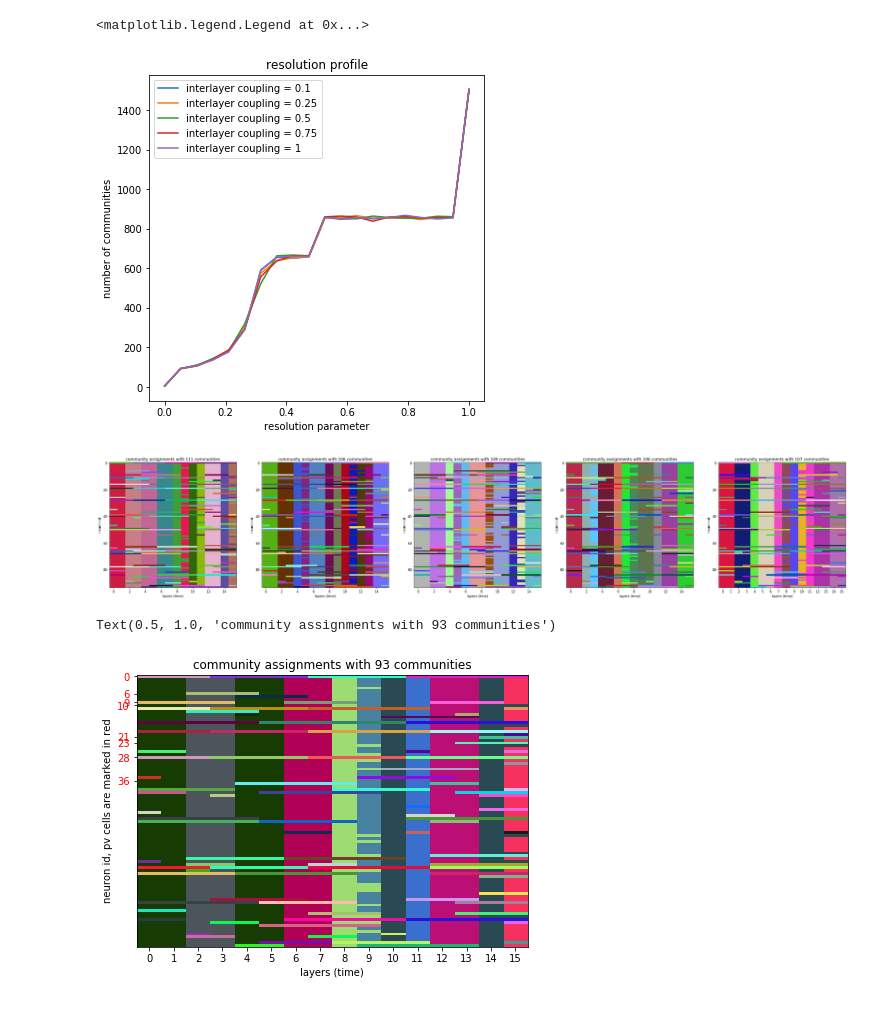
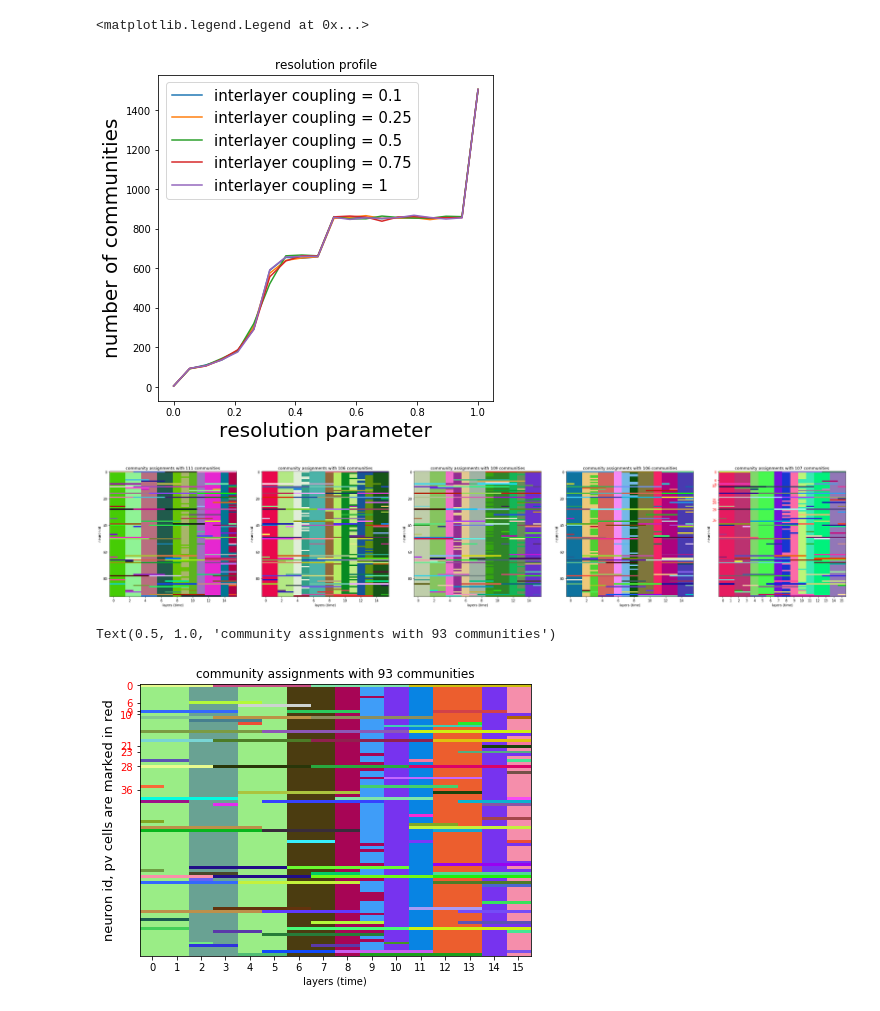
Before and after one commit to ulgenklc/temporal_network_analysis, a Jupyter notebook: Exp_leiden.ipynb, the cells around one changed output. Saved outputs shown, nothing was run; the diff lists cells and outputs as text; code cells hidden in the pictures.

```diff
--- a/Exp_leiden.ipynb
+++ b/Exp_leiden.ipynb
@@ -391,9 +419,9 @@ for i in range(binned_spikes.shape[2]):
     adjacency_matrices.append(cross_correlation_matrix(binned_spikes[:,:,i])[0])
     upper_adjacency_matrices.append(cross_correlation_matrix(binned_spikes[:,:,i])[1])
 # %%
-#fig,ax=plt.subplots(4,4,figsize=(20,20))
-#for i in range(4):
-    #for j in range(4):
-        #ax[i][j].imshow(adjacency_matrices[i*4+j])
-        #ax[i][j].set_title('adjacency matrix %d'%(i*4+j),fontsize=20)
-#plt.tight_layout()
+fig,ax=plt.subplots(4,4,figsize=(20,20))
+for i in range(4):
+    for j in range(4):
+        ax[i][j].imshow(adjacency_matrices[i*4+j])
+        ax[i][j].set_title('adjacency matrix %d'%(i*4+j),fontsize=20)
+plt.tight_layout()
@@ -475,13 +505,13 @@ ax.plot(resolutions,comm_sizeU3,label='interlayer coupling = 0.75')
 ax.plot(resolutions,comm_sizeU4,label='interlayer coupling = 1')
 
 ax.set_title('resolution profile')
-ax.set_xlabel('resolution parameter')
-ax.set_ylabel('number of communities')
+ax.set_xlabel('resolution parameter', fontsize=20)
+ax.set_ylabel('number of communities', fontsize=20)
 
-plt.legend()
+plt.legend(fontsize=15)
 # %% [output]
 <matplotlib.legend.Legend at 0x...>
-[figure, old version]
+[figure, new version]
 # %%
 #A=igraphs[0].get_adjacency(attribute='weight')
 #B=igraphsU[0].get_adjacency(attribute='weight')
@@ -491,29 +521,30 @@ plt.legend()
 #ax[1].imshow(np.array(adjacency_matrices[0]))
 # %%
 fig,ax = plt.subplots(1,5,figsize=(40,7))
-commsU0 = TNU.community(membershipU0[2],ax[0])
-commsU1 = TNU.community(membershipU1[2],ax[1])
-commsU2 = TNU.community(membershipU2[2],ax[2])
-commsU3 = TNU.community(membershipU3[2],ax[3])
-commsU4 = TNU.community(membershipU4[2],ax[4])
+commsU0 = TNU.community(membershipU0[2],ax[0],'het', subject)
+commsU1 = TNU.community(membershipU1[2],ax[1],'het', subject)
+commsU2 = TNU.community(membershipU2[2],ax[2],'het', subject)
+commsU3 = TNU.community(membershipU3[2],ax[3],'het', subject)
+commsU4 = TNU.community(membershipU4[2],ax[4],'het', subject)
 # %% [output]
-[figure, old version]
+[figure, new version]
 # %%
 n = 94
 t = 16
 number_of_colors = len(membershipU0[1])
+color = ["#"+''.join([random.choice('0123456789ABCDEF') for j in range(6)]) for i in range(number_of_colors)]
 
 pv = read_pv('het',subject)
 
 cmap = mpl.colors.ListedColormap(color)
 
 fig,ax = plt.subplots(1,1,figsize=(7,5))
 ax.imshow(commsU0, interpolation='none', cmap=cmap, aspect='auto')
 plt.xticks(np.arange(t))
-plt.yticks(pv,color='r')
+plt.yticks(pv, color='r')
 ax.set_xlabel('layers (time)')
-ax.set_ylabel('neuron id, pv cells are marked in red')
+ax.set_ylabel('neuron id, pv cells are marked in red',fontsize=13)
 ax.set_title('community assignments with %d communities' %len(color))
 # %% [output]
 Text(0.5, 1.0, 'community assignments with 93 communities')
-[figure, old version]
+[figure, new version]
```
Also changed, not shown: parts of 3 cells of this notebook, 1 other file.
